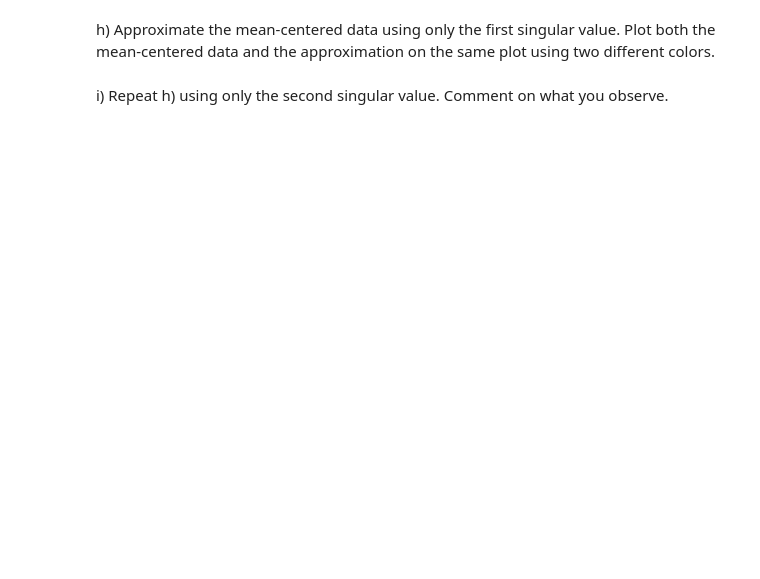
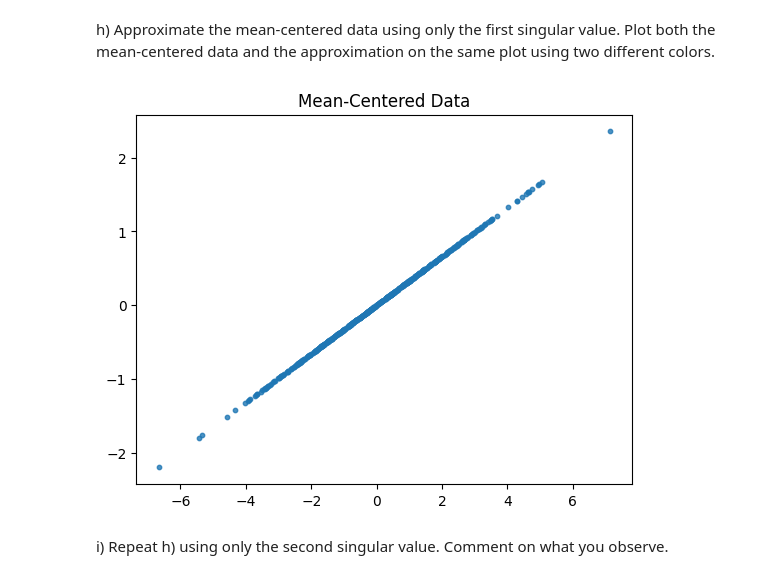
Before and after one commit to isabellataboada/CS506-Spring2023, a Jupyter notebook: worksheets/worksheet_08.ipynb, the cells around one changed output. Drawn from its saved outputs; the diff is of its cells as text; code cells hidden in the pictures; blank space fills up the shorter version.

```diff
--- a/worksheets/worksheet_08.ipynb
+++ b/worksheets/worksheet_08.ipynb
@@ -146,4 +182,12 @@ g) Appoximating the data using either the first or second singular value will re
 # %% [markdown]
 h) Approximate the mean-centered data using only the first singular value. Plot both the mean-centered data and the approximation on the same plot using two different colors.
+# %%
+u, s, vt = np.linalg.svd(x_cent)
+x_approx = u[:, :1] @ np.diag(s[:1]) @ vt[:1, :]
+plt.scatter(x_approx[:, 0], x_approx[:, 1], s=10, alpha=0.8)
+plt.title("Mean-Centered Data")
+plt.show()
+# %% [output]
+[figure, added]
 # %% [markdown]
 i) Repeat h) using only the second singular value. Comment on what you observe.
```
Also changed, not shown: parts of 11 cells of this notebook.
